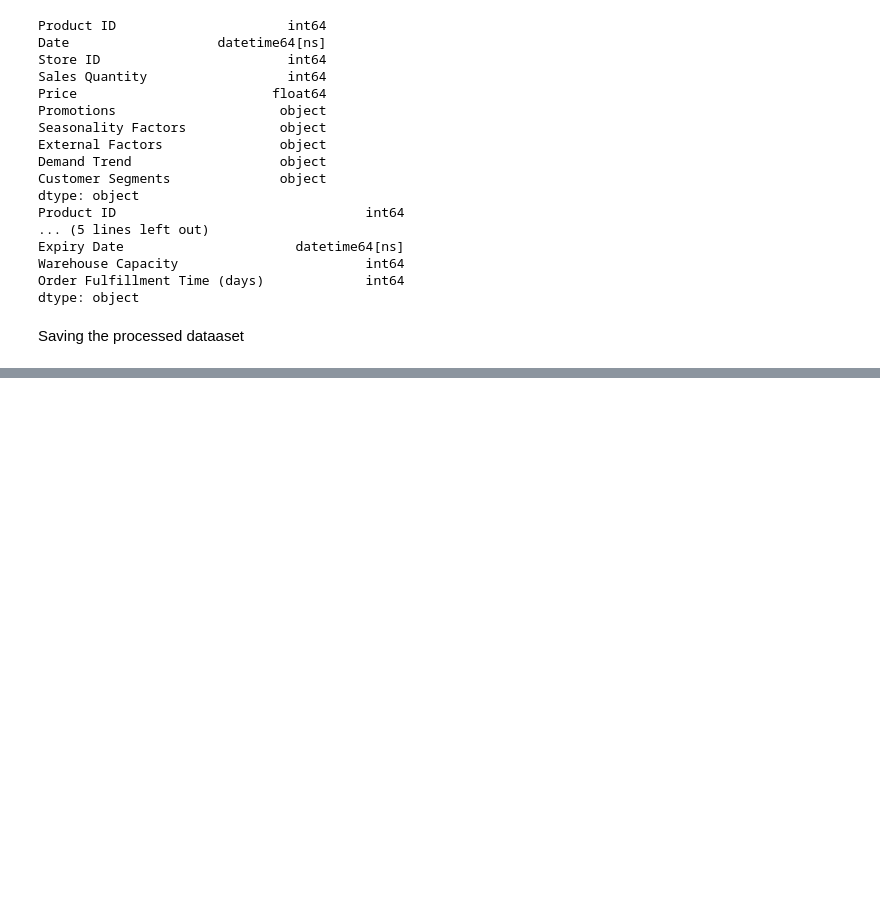
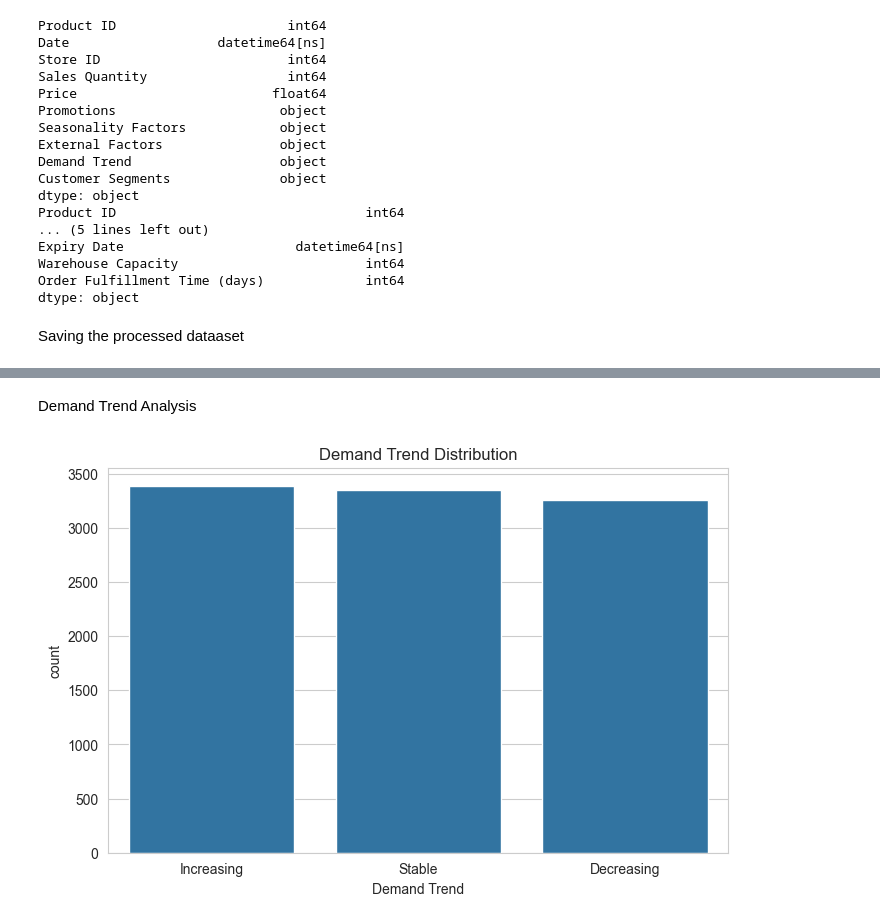
Before and after one commit to patelshivam109/Inventory_Optimization_System, a Jupyter notebook: notebooks/day1.ipynb, the cells around one changed output, grey strips where cells are left out. Saved outputs shown, nothing was run; the diff lists cells and outputs as text; code cells hidden in the pictures; blank space fills up the shorter version.

```diff
--- a/notebooks/day1.ipynb
+++ b/notebooks/day1.ipynb
@@ -186,0 +209,14 @@ pricing.to_csv(
+# %% [markdown]
+Demand Trend Analysis
+# %%
+plt.figure(figsize=(8,5))
+
+sns.countplot(
+    data=demand,
+    x="Demand Trend"
+)
+
+plt.title("Demand Trend Distribution")
+plt.show()
+# %% [output]
+[figure, added]
```
Also changed, not shown: parts of 41 cells of this notebook.
